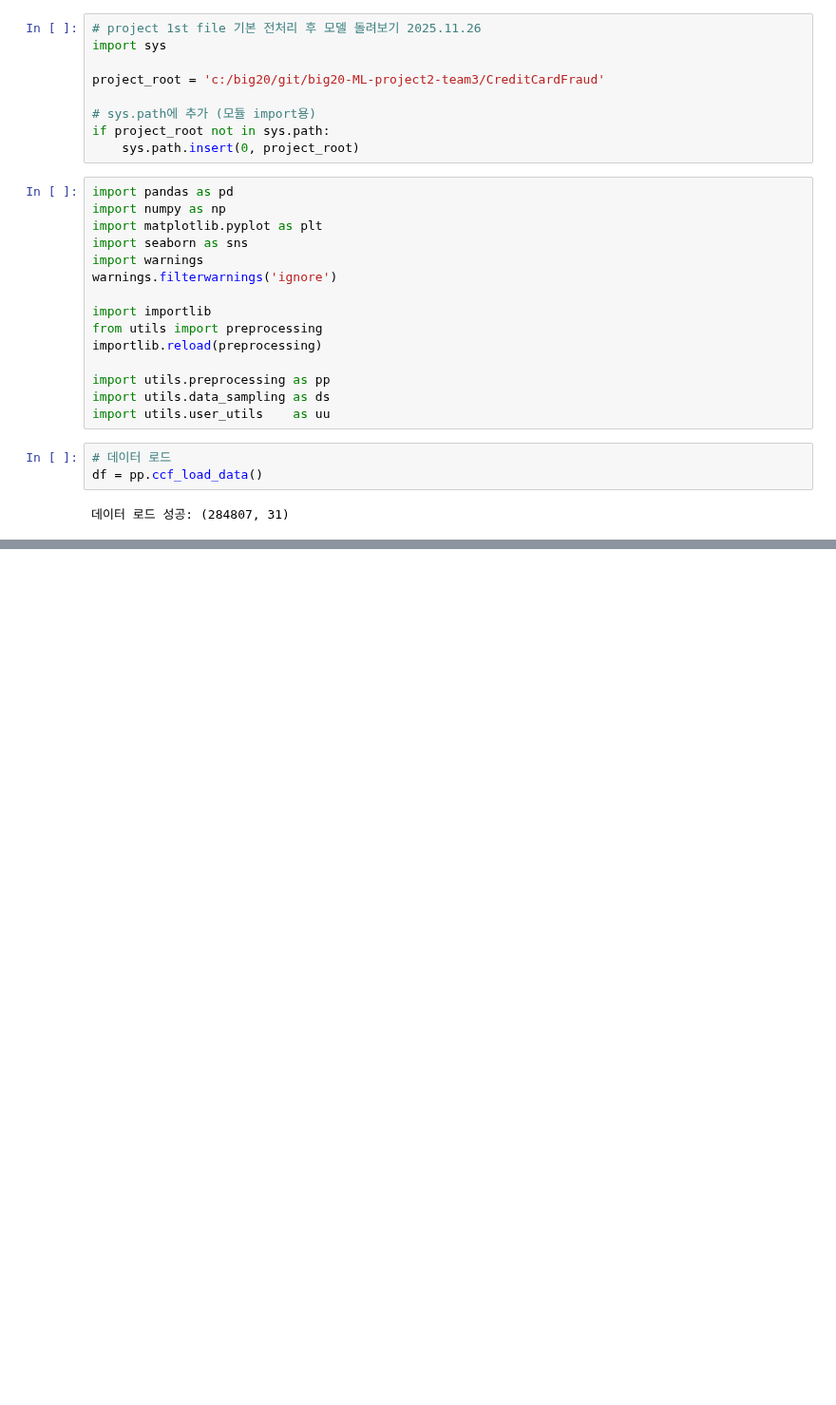
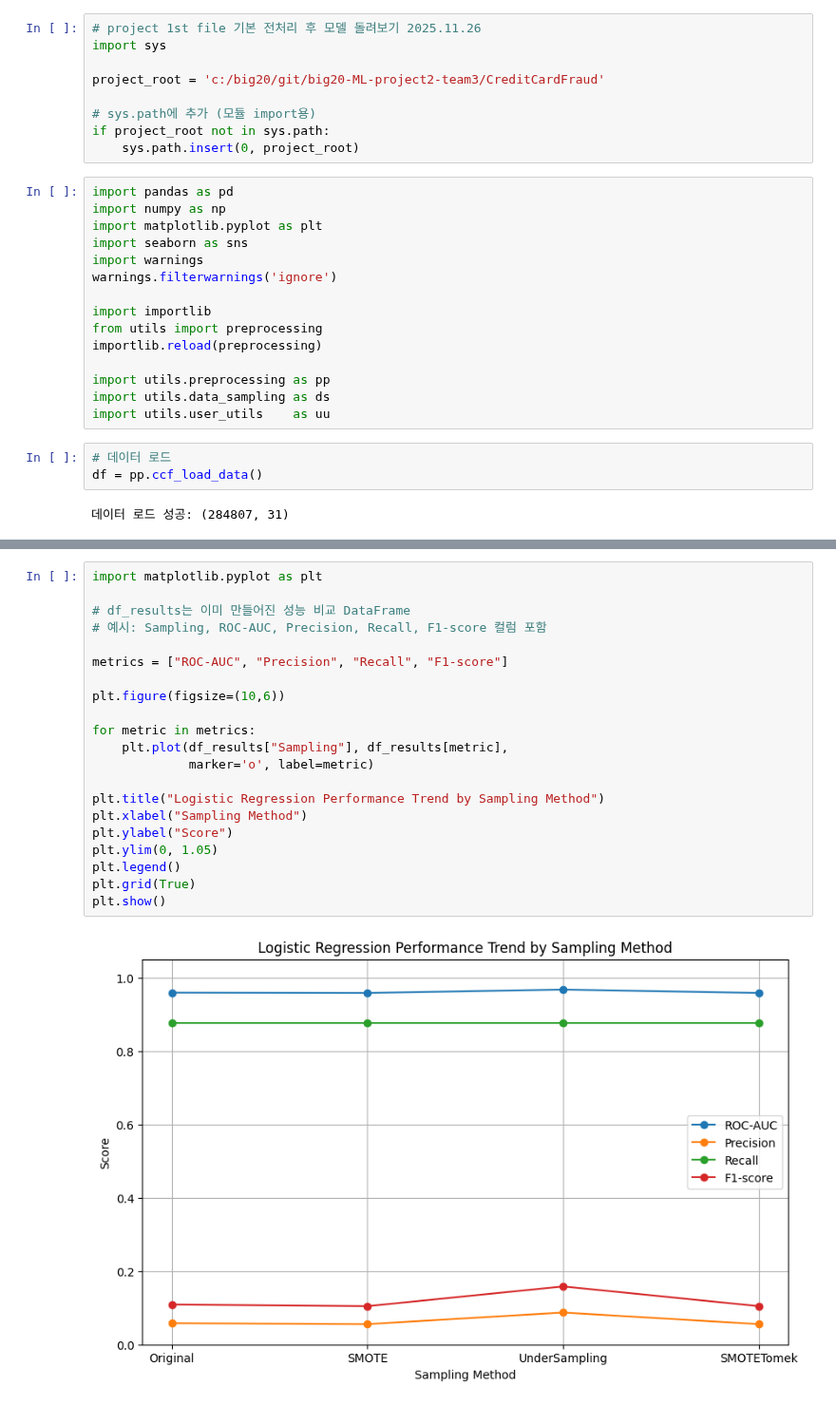
Before and after one commit to jaemin1020/big20-ML-project2-team3, a Jupyter notebook: CreditCardFraud/src/00_yjh_Amount_log1p_Scaled_lr.ipynb, the cells around one changed output, grey strips where cells are left out. Shown at 95% size. Saved outputs shown, nothing was run; the diff lists cells and outputs as text; blank space fills up the shorter version.

```diff
--- a/CreditCardFraud/src/00_yjh_Amount_log1p_Scaled_lr.ipynb
+++ b/CreditCardFraud/src/00_yjh_Amount_log1p_Scaled_lr.ipynb
@@ -29,0 +267,23 @@ df = pp.ccf_load_data()
+# %%
+import matplotlib.pyplot as plt
+
+# df_results는 이미 만들어진 성능 비교 DataFrame
+# 예시: Sampling, ROC-AUC, Precision, Recall, F1-score 컬럼 포함
+
+metrics = ["ROC-AUC", "Precision", "Recall", "F1-score"]
+
+plt.figure(figsize=(10,6))
+
+for metric in metrics:
+    plt.plot(df_results["Sampling"], df_results[metric],
+             marker='o', label=metric)
+
+plt.title("Logistic Regression Performance Trend by Sampling Method")
+plt.xlabel("Sampling Method")
+plt.ylabel("Score")
+plt.ylim(0, 1.05)
+plt.legend()
+plt.grid(True)
+plt.show()
+# %% [output]
+[figure, added]
```
Also changed, not shown: parts of 5 cells of this notebook, 5 other files.
